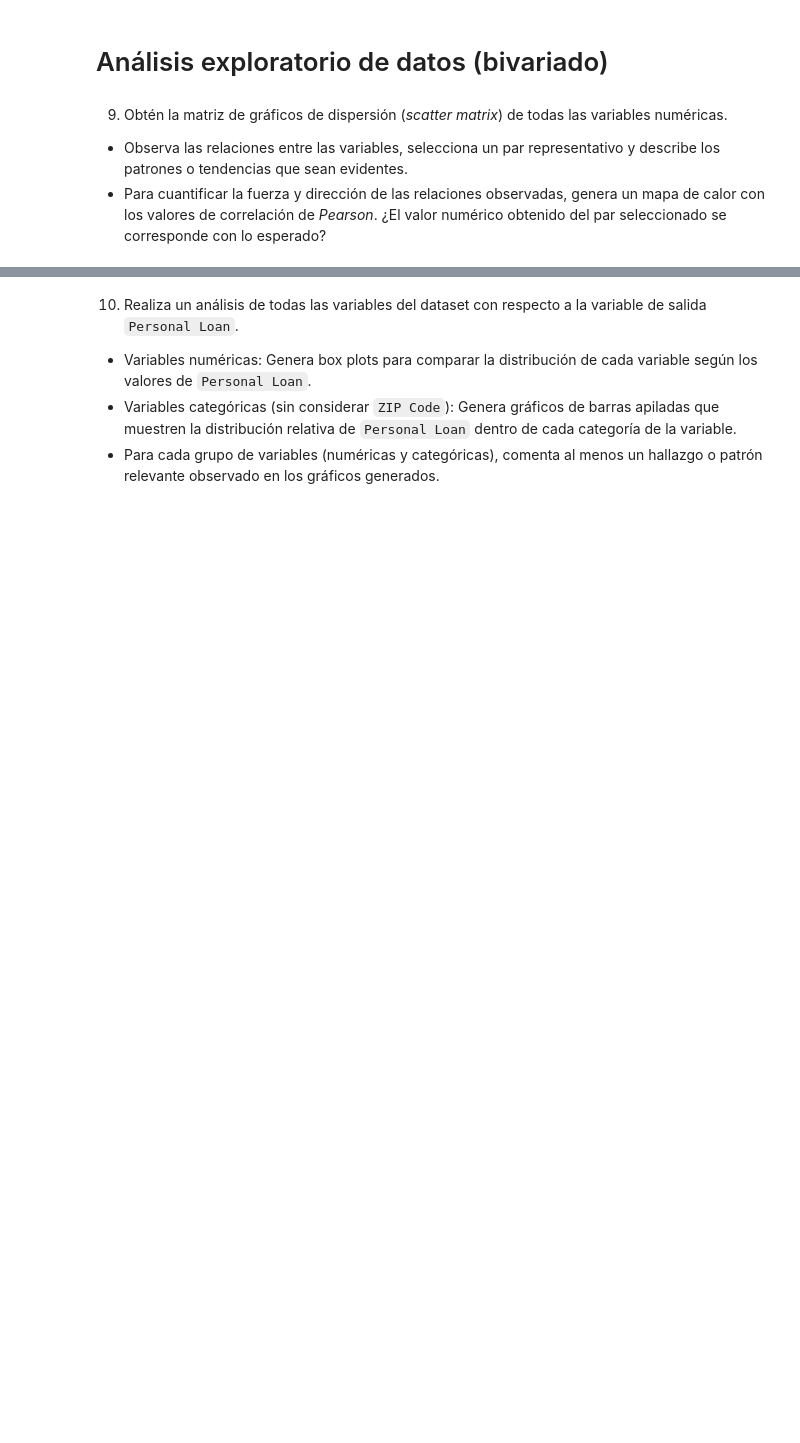
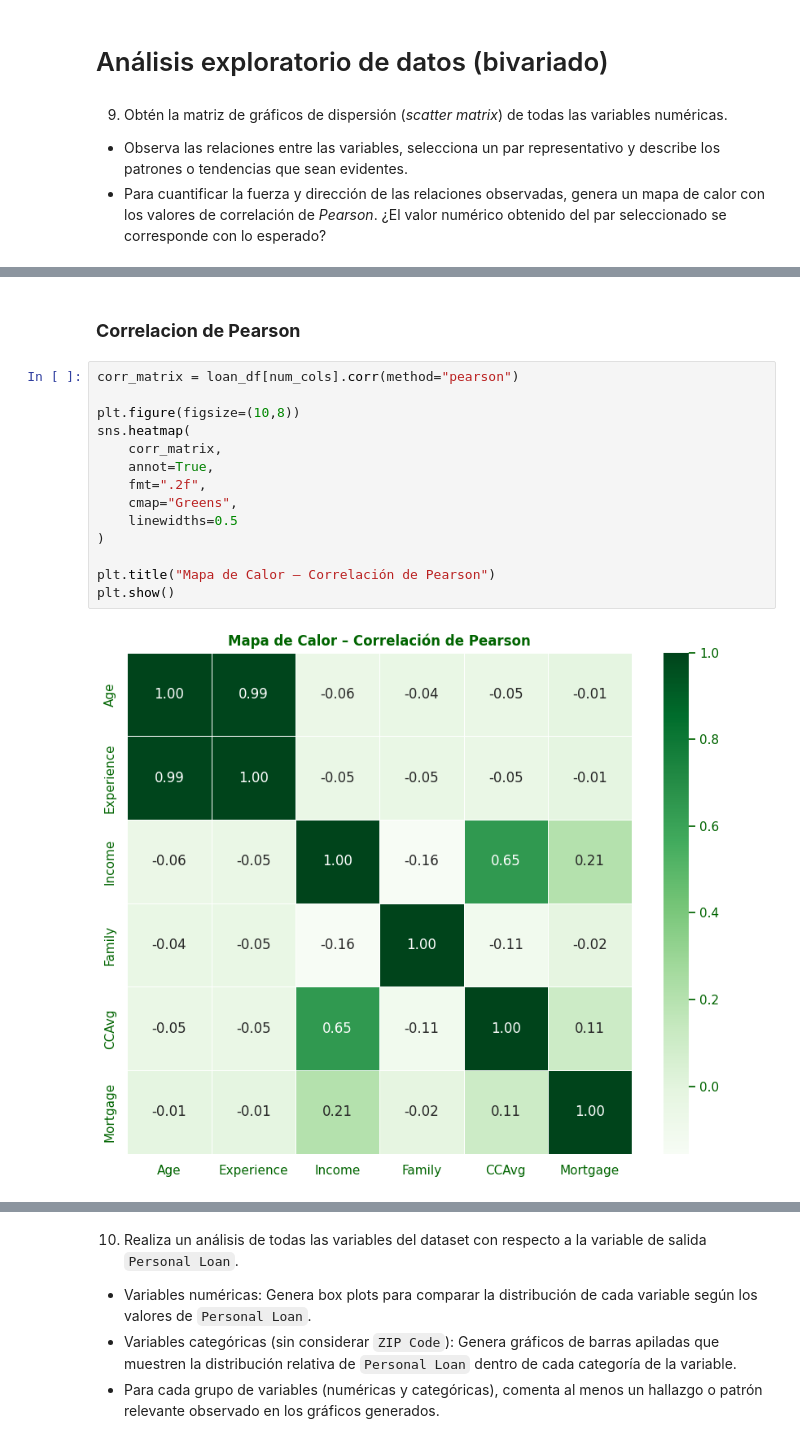
Before and after one commit to JosegregTovar/GOOGLE-COLLAB, a Jupyter notebook: A01840476_Actividad4EDA.ipynb, the cells around one changed output, grey strips where cells are left out. Cells and saved outputs as stored; diff of their text form; blank space fills up the shorter version.

```diff
--- a/A01840476_Actividad4EDA.ipynb
+++ b/A01840476_Actividad4EDA.ipynb
@@ -594,0 +706,18 @@ for col in vars_interest:
+# %% [markdown]
+### **Correlacion de Pearson**
+# %%
+corr_matrix = loan_df[num_cols].corr(method="pearson")
+
+plt.figure(figsize=(10,8))
+sns.heatmap(
+    corr_matrix,
+    annot=True,
+    fmt=".2f",
+    cmap="Greens",
+    linewidths=0.5
+)
+
+plt.title("Mapa de Calor – Correlación de Pearson")
+plt.show()
+# %% [output]
+[figure, added]
```
Also changed, not shown: parts of 12 cells of this notebook.
